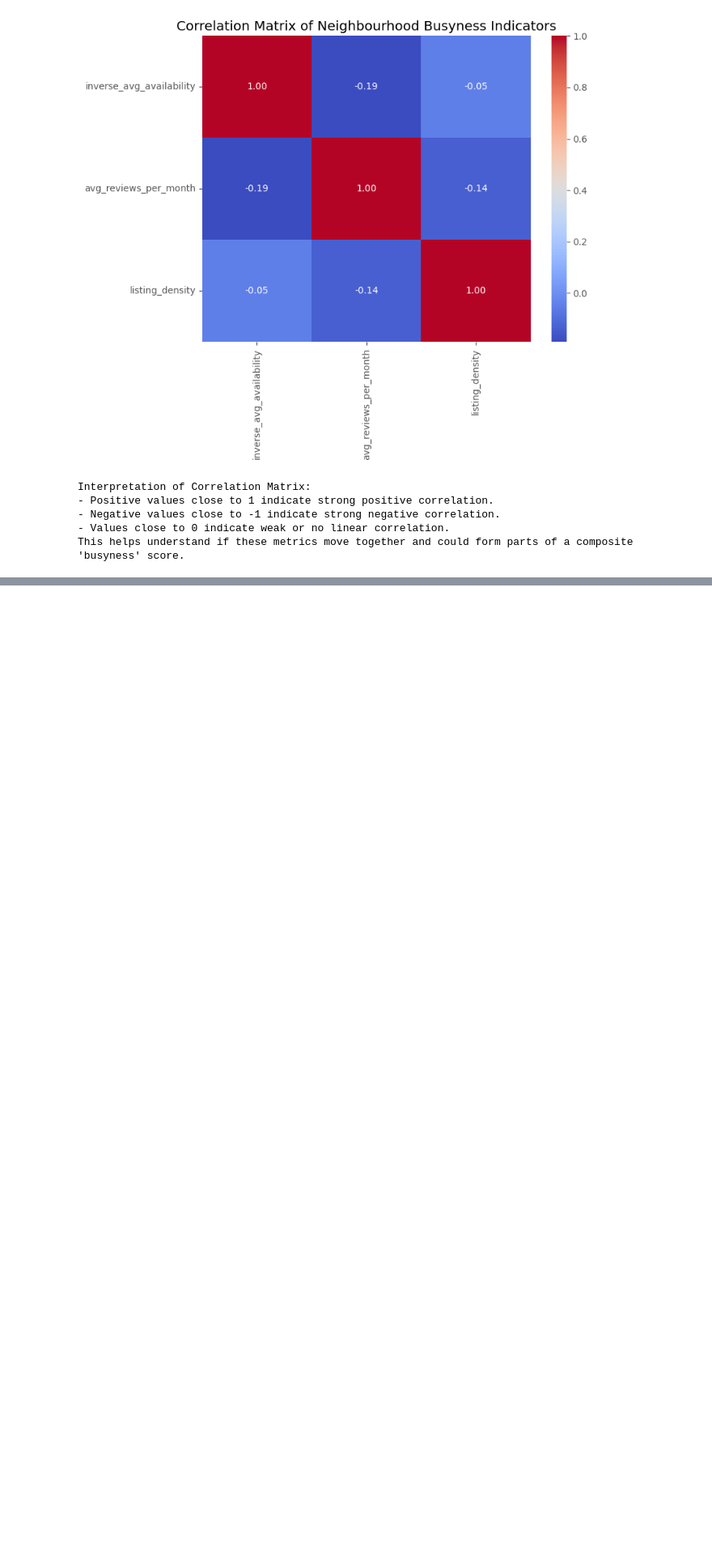
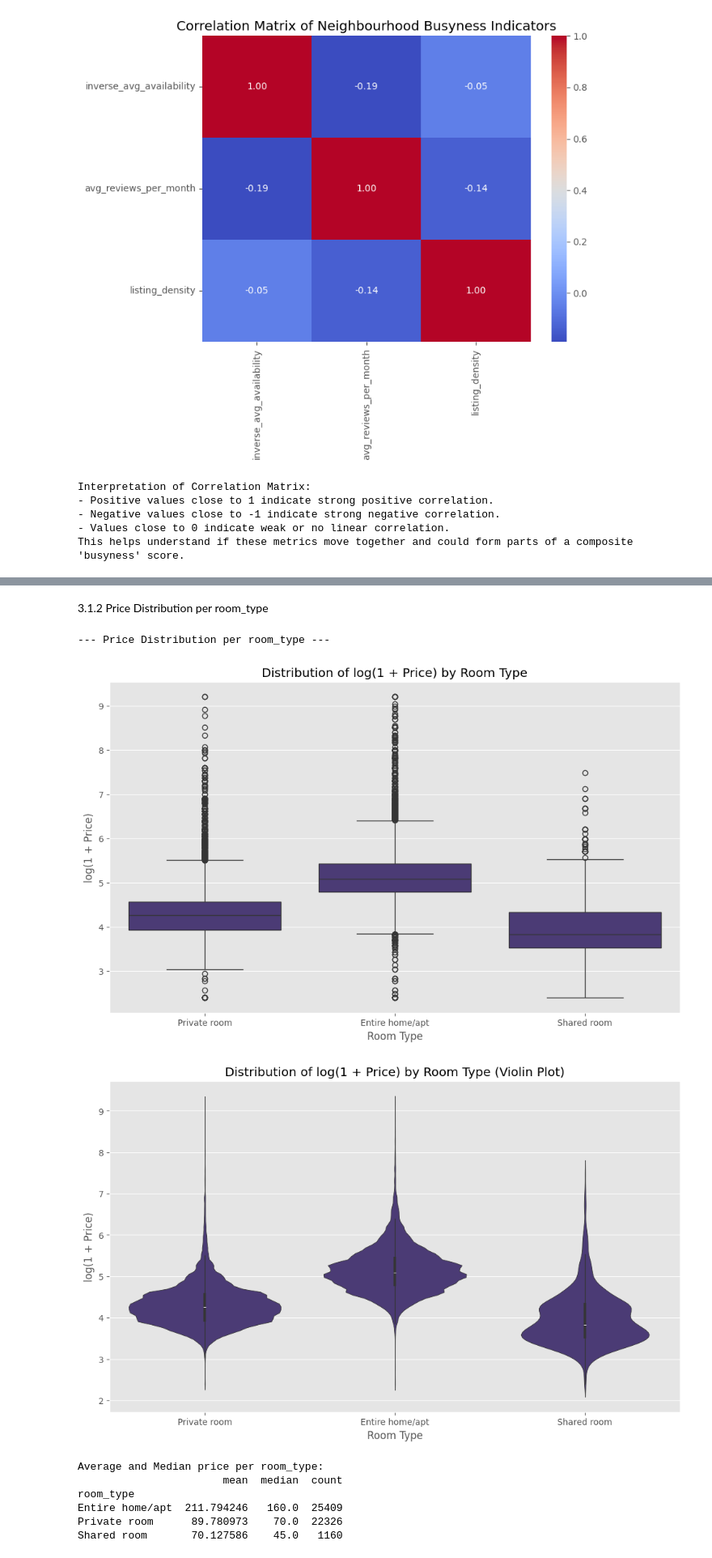
Before and after one commit to tm3-machine-learning/airbnb, a Jupyter notebook: mchandler_analysis/airbnb_analysis.ipynb, the cells around one changed output, grey strips where cells are left out. Shown at 81% size. Cells and saved outputs as stored; diff of their text form; code cells hidden in the pictures; blank space fills up the shorter version.

```diff
--- a/mchandler_analysis/airbnb_analysis.ipynb
+++ b/mchandler_analysis/airbnb_analysis.ipynb
@@ -573,0 +652,34 @@ This helps understand if these metrics move together and could form parts of a c
+# %% [markdown]
+3.1.2 Price Distribution per room_type
+# %%
+print("\n--- Price Distribution per room_type ---")
+
+price_to_plot = np.log1p(df[df['price'] > 0]['price'])
+y_label_plot = 'log(1 + Price)' # Or 'Price'
+
+plt.figure(figsize=(12, 7))
+sns.boxplot(x='room_type', y=price_to_plot, data=df[df['price'] > 0]) # Ensure data matches price_to_plot
+plt.title(f'Distribution of {y_label_plot} by Room Type')
+plt.xlabel('Room Type')
+plt.ylabel(y_label_plot)
+plt.show()
+
+plt.figure(figsize=(12, 7))
+sns.violinplot(x='room_type', y=price_to_plot, data=df[df['price'] > 0])
+plt.title(f'Distribution of {y_label_plot} by Room Type (Violin Plot)')
+plt.xlabel('Room Type')
+plt.ylabel(y_label_plot)
+plt.show()
+
+print("\nAverage and Median price per room_type:")
+print(df.groupby('room_type')['price'].agg(['mean', 'median', 'count']).sort_values(by='median', ascending=False))
+# %% [output]
+--- Price Distribution per room_type ---
+[figure, added]
+[figure, added]
+Average and Median price per room_type:
+                       mean  median  count
+room_type
+Entire home/apt  211.794246   160.0  25409
+Private room      89.780973    70.0  22326
+Shared room       70.127586    45.0   1160
```
Also changed, not shown: parts of 18 cells of this notebook.
